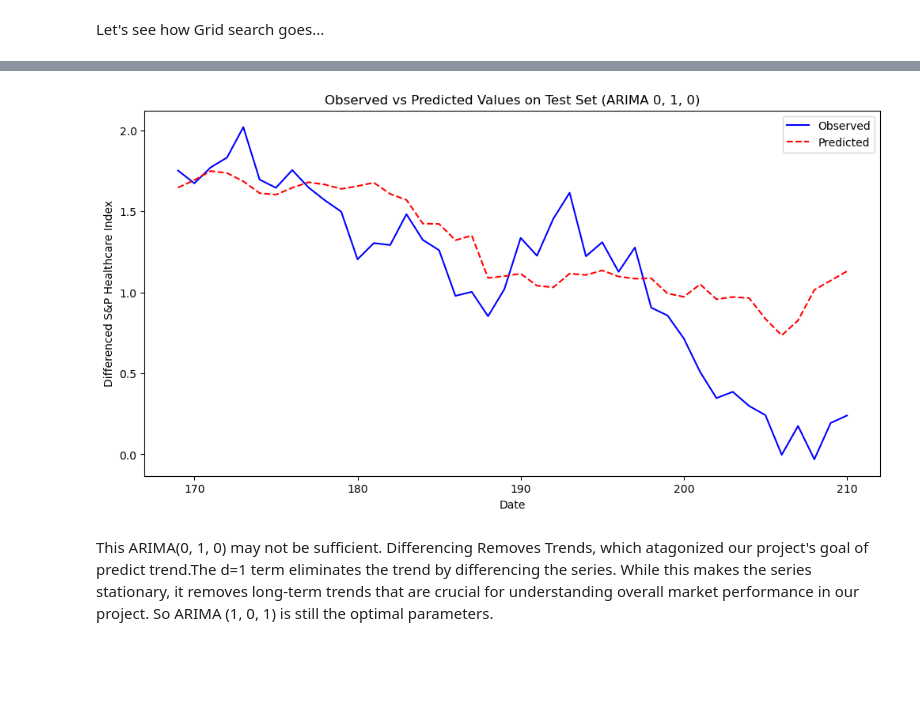
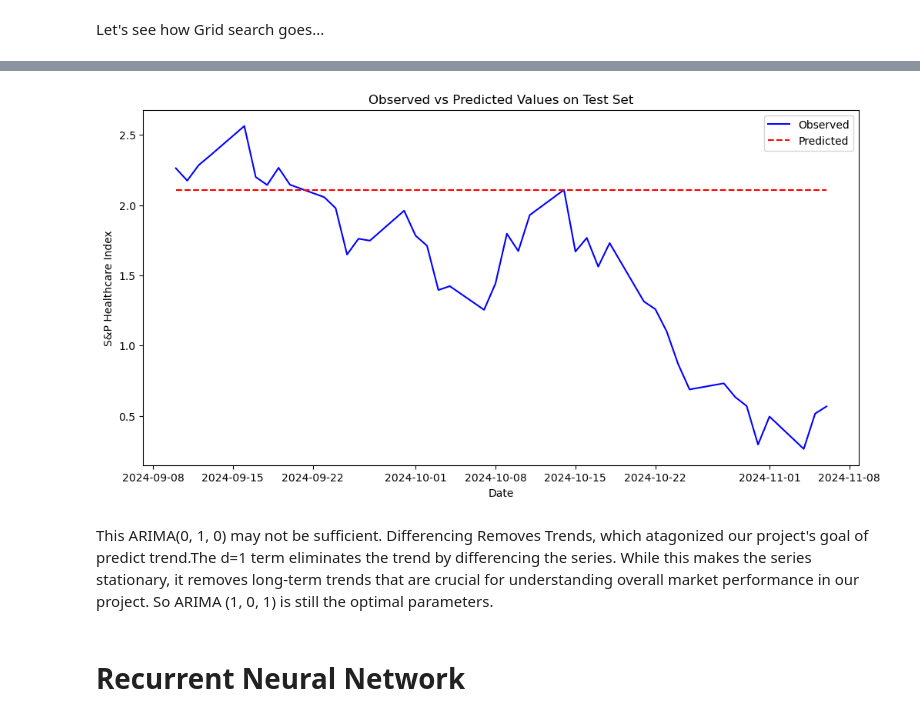
Before and after one commit to dg3358/ACTU-5842-Project, a Jupyter notebook: project_code.ipynb, the cells around one changed output, grey strips where cells are left out. Cells and saved outputs as stored; diff of their text form; code cells hidden in the pictures; blank space fills up the shorter version.

```diff
--- a/project_code.ipynb
+++ b/project_code.ipynb
@@ -554,12 +586,12 @@ y_test = (y_test - y_train_mean)/y_train_std
 # %%
-def arima_output(p, d, q, predictors, response):
+def arima_output(p, d, q, train_X, train_y, test_X, test_y):
     outputs = []
-    model = ARIMA(response, order = (p,d,q), exog = predictors)
+    model = ARIMA(train_y, order = (p,d,q), exog = train_X)
     model_fit = model.fit()
     outputs.append(model_fit.summary())
-    y_test_pred = model_fit.forecast(steps=len(y_test), exog=X_test)
+    y_test_pred = model_fit.forecast(steps=len(test_y), exog=test_X)
     outputs.append(y_test_pred)
-    test_mse = mean_squared_error(y_test, y_test_pred)
+    test_mse = mean_squared_error(test_y, y_test_pred)
     outputs.append(test_mse)
     outputs.append(model_fit.resid)
     return outputs
@@ -762,0 +759,3 @@ Test Mean Squared Error (MSE): 0.1810064850326265
+# %%
+tr_size_2, max_lag_2, X_train_2, X_test_2, y_train_2, y_test_2 = trn_test_spl('S&P Healthcare Index',
+                                                                              0,1,1)
@@ -863,0 +842,3 @@ Test Mean Squared Error (MSE) for ARIMA(0, 1, 0): 0.16963817312800028
+# %%
+opt_model_sum_2b, y_test_pred_2b, opt_mse_2b, resid_2b = arima_output(0,1,0,None,y_train_2,
+                                                                  None, y_test_2)
@@ -864,14 +865,17 @@ Test Mean Squared Error (MSE) for ARIMA(0, 1, 0): 0.16963817312800028
 # %%
 plt.figure(figsize=(12, 6))
-plt.plot(y_test.index, y_test, label='Observed', color='blue')
-plt.plot(y_test.index, y_test_pred, label='Predicted', color='red', linestyle='--')
-plt.title('Observed vs Predicted Values on Test Set (ARIMA 0, 1, 0)')
+plt.plot(result_data['DATE'][tr_size_2 + max_lag_2:], y_test_2, label='Observed', color='blue')
+plt.plot(result_data['DATE'][tr_size_2 + max_lag_2:], y_test_pred_2b,
+         label='Predicted', color='red', linestyle='--')
+plt.title('Observed vs Predicted Values on Test Set')
 plt.xlabel('Date')
-plt.ylabel('Differenced S&P Healthcare Index')
+plt.ylabel('S&P Healthcare Index')
 plt.legend()
 plt.show()
 # %% [output]
-[figure, old version]
+[figure, new version]
 # %% [markdown]
 This  ARIMA(0, 1, 0) may not be sufficient.
 Differencing Removes Trends, which atagonized our project's goal of predict trend.The d=1 term eliminates the trend by differencing the series. While this makes the series stationary, it removes long-term trends that are crucial for understanding overall market performance in our project. So ARIMA (1, 0, 1) is still the optimal parameters.
+# %% [markdown]
+# Recurrent Neural Network
```
Also changed, not shown: parts of 37 cells of this notebook.
